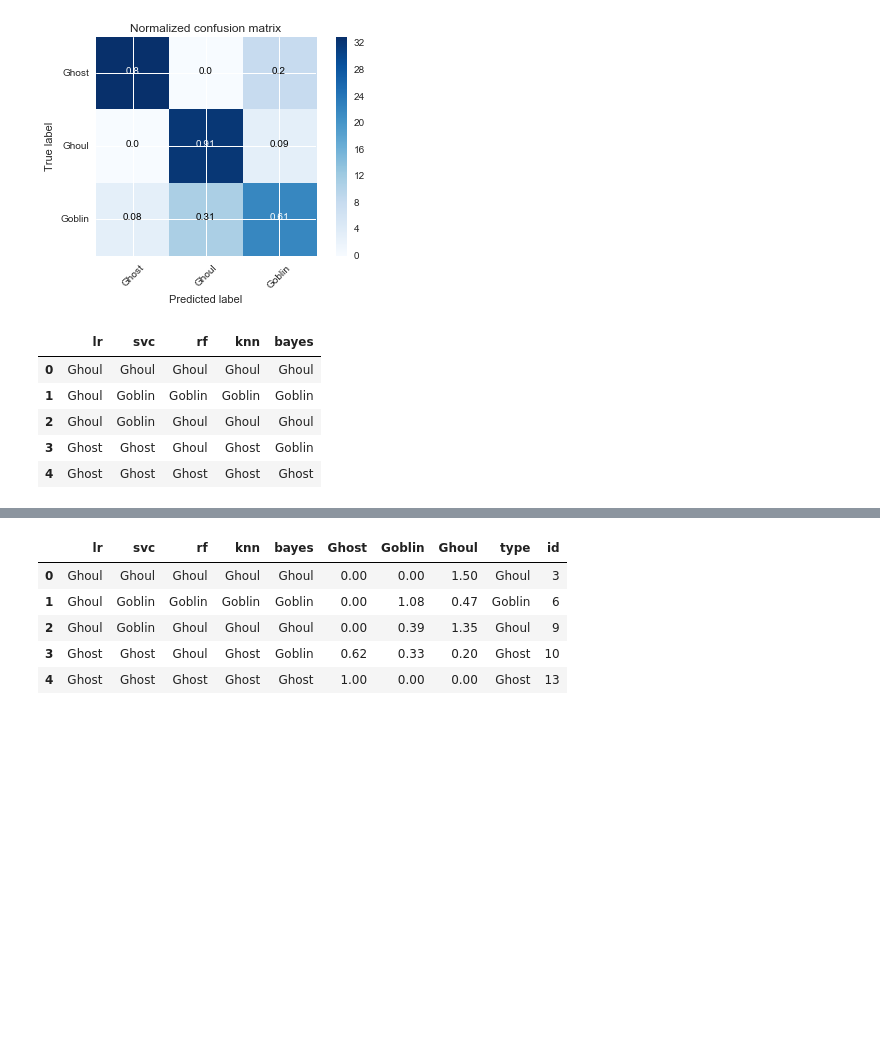
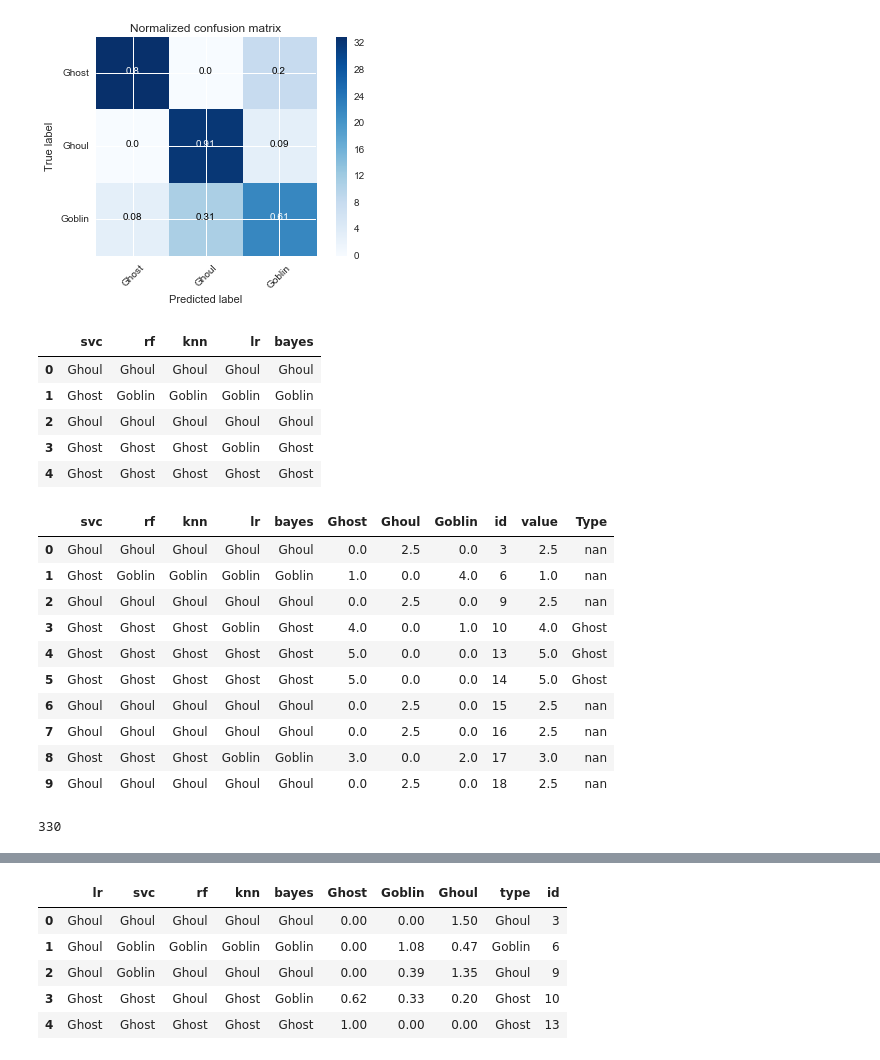
Before and after one commit to itaraday/Ghouls-Goblins-and-Ghosts, a Jupyter notebook: Ghouls, Goblins, and Ghosts... Boo!.ipynb, the cells around one changed output, grey strips where cells are left out. Cells and saved outputs as stored; diff of their text form; code cells hidden in the pictures; blank space fills up the shorter version.

```diff
--- a/Ghouls, Goblins, and Ghosts... Boo!.ipynb
+++ b/Ghouls, Goblins, and Ghosts... Boo!.ipynb
@@ -407,18 +430,47 @@ preds_fnl = pd.DataFrame()
 tests_fnl['lr'] = LogisticRegression(penalty='l2',C=1000000,class_weight="balanced")
 tests_fnl['rf'] = RandomForestClassifier(n_estimators=750, n_jobs=-1)
 tests_fnl['knn'] = KNeighborsClassifier(n_neighbors=4)
-tests_fnl['svc'] = svm.NuSVC()
+tests_fnl['svc'] = svm.SVC()
 tests_fnl['bayes'] = GaussianNB()
 
 for key in tests:
     tests_fnl[key].fit(df_train,y)
-    y_pred= tests[key].predict(df_test)
+    y_pred = tests_fnl[key].predict(df_test)
+    y_pred= convert_sub_to_type(y_pred)
     preds_fnl[key] = y_pred
 preds_fnl.head()
 # %% [output]
-|  | lr | svc | rf | knn | bayes |
+|  | svc | rf | knn | lr | bayes |
 | 0 | Ghoul | Ghoul | Ghoul | Ghoul | Ghoul |
-| 1 | Ghoul | Goblin | Goblin | Goblin | Goblin |
-| 2 | Ghoul | Goblin | Ghoul | Ghoul | Ghoul |
-| 3 | Ghost | Ghost | Ghoul | Ghost | Goblin |
+| 1 | Ghost | Goblin | Goblin | Goblin | Goblin |
+| 2 | Ghoul | Ghoul | Ghoul | Ghoul | Ghoul |
+| 3 | Ghost | Ghost | Ghost | Goblin | Ghost |
 | 4 | Ghost | Ghost | Ghost | Ghost | Ghost |
+# %%
+preds_fnl = pd.concat([preds_fnl, preds_fnl.apply(pd.Series.value_counts, axis=1)], axis=1)
+preds_fnl = preds_fnl.fillna(0)
+preds_fnl["id"] = ids
+preds_fnl["Ghoul"] = preds_fnl["Ghoul"]/2.0
+preds_fnl["value"] = preds_fnl["Ghoul"] + preds_fnl["Ghost"]
+preds_fnl["Type"] = np.where(preds_fnl['value']>=4, 'Ghost', np.NaN)
+preds_fnl.head(10)
+# %% [output]
+|  | svc | rf | knn | lr | bayes | Ghost | Ghoul | Goblin | id | value | Type |
+| 0 | Ghoul | Ghoul | Ghoul | Ghoul | Ghoul | 0.0 | 2.5 | 0.0 | 3 | 2.5 | nan |
+| 1 | Ghost | Goblin | Goblin | Goblin | Goblin | 1.0 | 0.0 | 4.0 | 6 | 1.0 | nan |
+| 2 | Ghoul | Ghoul | Ghoul | Ghoul | Ghoul | 0.0 | 2.5 | 0.0 | 9 | 2.5 | nan |
+| 3 | Ghost | Ghost | Ghost | Goblin | Ghost | 4.0 | 0.0 | 1.0 | 10 | 4.0 | Ghost |
+| 4 | Ghost | Ghost | Ghost | Ghost | Ghost | 5.0 | 0.0 | 0.0 | 13 | 5.0 | Ghost |
+| 5 | Ghost | Ghost | Ghost | Ghost | Ghost | 5.0 | 0.0 | 0.0 | 14 | 5.0 | Ghost |
+| 6 | Ghoul | Ghoul | Ghoul | Ghoul | Ghoul | 0.0 | 2.5 | 0.0 | 15 | 2.5 | nan |
+| 7 | Ghoul | Ghoul | Ghoul | Ghoul | Ghoul | 0.0 | 2.5 | 0.0 | 16 | 2.5 | nan |
+| 8 | Ghost | Ghost | Ghost | Goblin | Goblin | 3.0 | 0.0 | 2.0 | 17 | 3.0 | nan |
+| 9 | Ghoul | Ghoul | Ghoul | Ghoul | Ghoul | 0.0 | 2.5 | 0.0 | 18 | 2.5 | nan |
+# %%
+ghost_ids = preds_fnl.loc[preds_fnl["Type"] == "Ghost", "id"].tolist()
+df_test["id"] = ids
+df_test_no_ghost = df_test.loc[~df_test["id"].isin(ghost_ids), ]
+ids_no_ghost = df_test_no_ghost.pop("id").tolist()
+len(df_test_no_ghost)
+# %% [output]
+330
```
Also changed, not shown: parts of 13 cells of this notebook, 7 other files.
